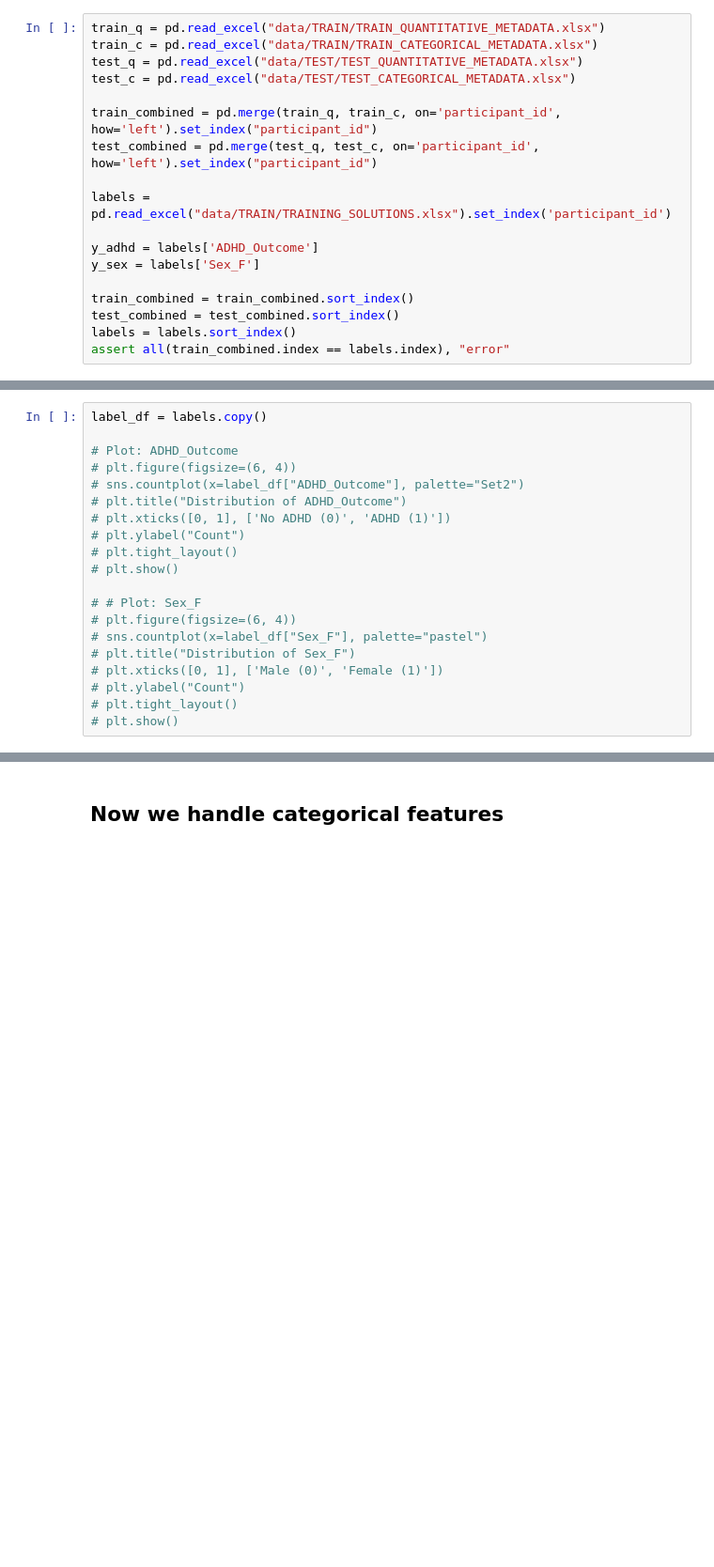
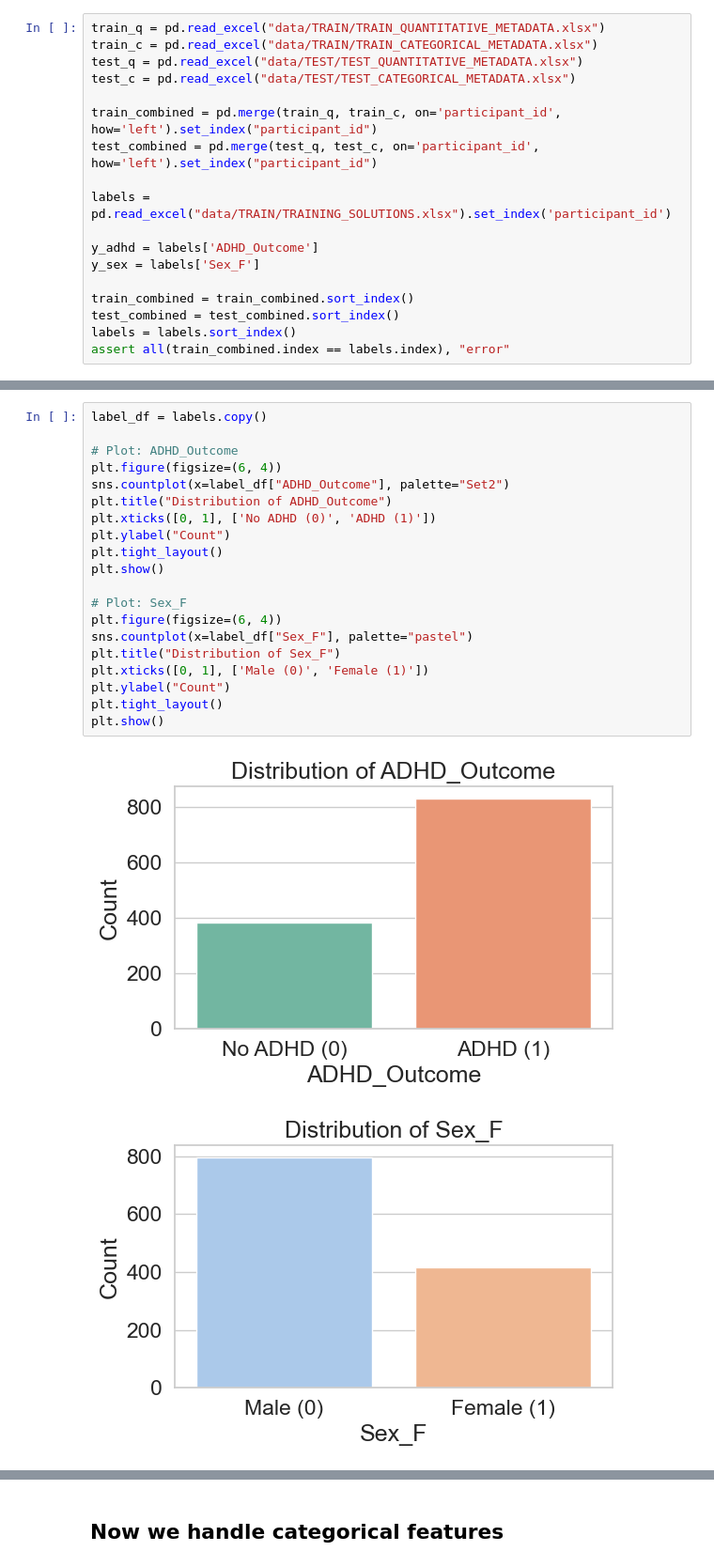
Before and after one commit to Savoxism/WiDS-Datathon-2025, a Jupyter notebook: solver.ipynb, the cells around one changed output, grey strips where cells are left out. Shown at 94% size. Cells and saved outputs as stored; diff of their text form; blank space fills up the shorter version.

```diff
--- a/solver.ipynb
+++ b/solver.ipynb
@@ -42,22 +66,25 @@ print(len(train_combined.columns))
 # %%
 label_df = labels.copy()
 
 # Plot: ADHD_Outcome
-# plt.figure(figsize=(6, 4))
-# sns.countplot(x=label_df["ADHD_Outcome"], palette="Set2")
-# plt.title("Distribution of ADHD_Outcome")
-# plt.xticks([0, 1], ['No ADHD (0)', 'ADHD (1)'])
-# plt.ylabel("Count")
-# plt.tight_layout()
-# plt.show()
+plt.figure(figsize=(6, 4))
+sns.countplot(x=label_df["ADHD_Outcome"], palette="Set2")
+plt.title("Distribution of ADHD_Outcome")
+plt.xticks([0, 1], ['No ADHD (0)', 'ADHD (1)'])
+plt.ylabel("Count")
+plt.tight_layout()
+plt.show()
 
-# # Plot: Sex_F
-# plt.figure(figsize=(6, 4))
-# sns.countplot(x=label_df["Sex_F"], palette="pastel")
-# plt.title("Distribution of Sex_F")
-# plt.xticks([0, 1], ['Male (0)', 'Female (1)'])
-# plt.ylabel("Count")
-# plt.tight_layout()
-# plt.show()
+# Plot: Sex_F
+plt.figure(figsize=(6, 4))
+sns.countplot(x=label_df["Sex_F"], palette="pastel")
+plt.title("Distribution of Sex_F")
+plt.xticks([0, 1], ['Male (0)', 'Female (1)'])
+plt.ylabel("Count")
+plt.tight_layout()
+plt.show()
+# %% [output]
+[figure, added]
+[figure, added]
 # %% [markdown]
 # 2. Data Preprocessing
```
Also changed, not shown: parts of 45 cells of this notebook, 35 other files.
